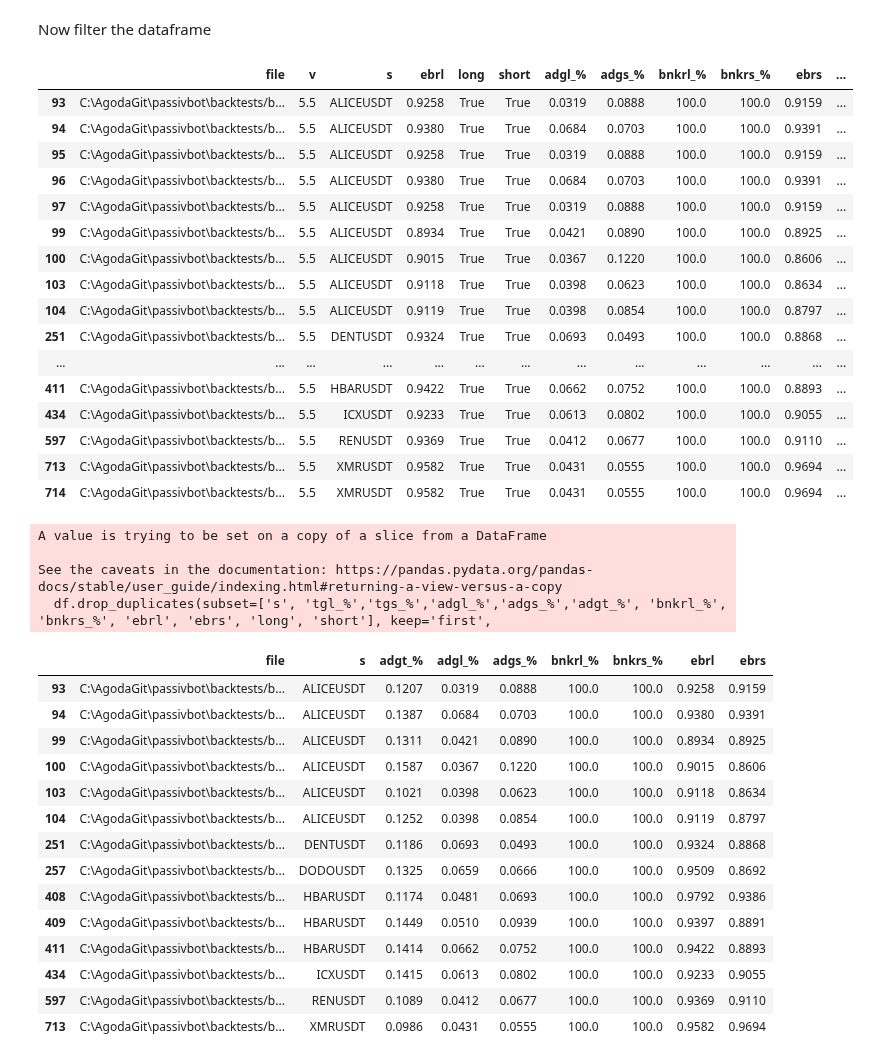
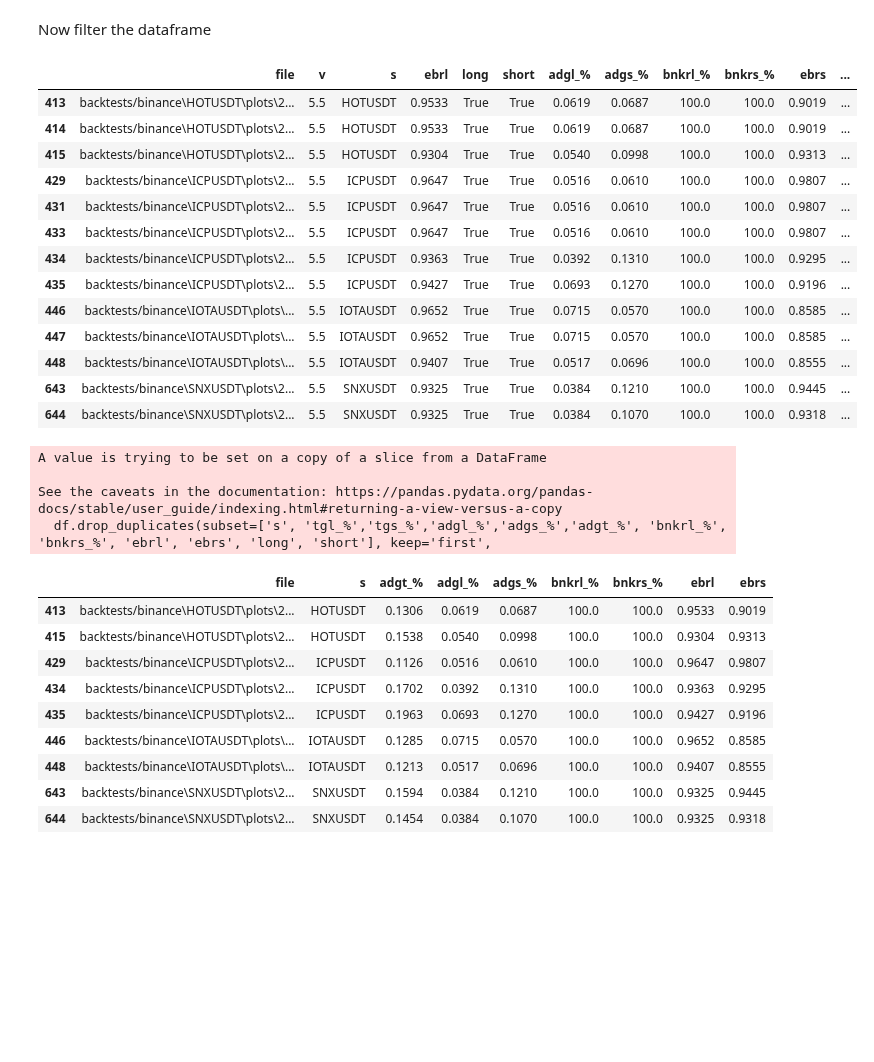
Before and after one commit to shroukkhan/passivbot, a Jupyter notebook: analyze_result.ipynb, the cells around one changed output. Saved outputs shown, nothing was run; the diff lists cells and outputs as text; code cells hidden in the pictures; blank space fills up the shorter version.

```diff
--- a/analyze_result.ipynb
+++ b/analyze_result.ipynb
@@ -16,7 +13,7 @@ for filename in files:
     #print(f'parsing : {filename}')
     with open(filename, 'r') as file:
         data = file.read().split('\n')
-        d = {'file': 'C:\\AgodaGit\\passivbot\\' + filename}
+        d = {'file': filename.replace('backtests/binance','')}
         current_state = 'long'
         for l in data:
             l = l.split('|')
@@ -87,50 +84,47 @@ allowed_symbols = ["ETHUSDT", "XRPUSDT", "1000SHIBUSDT", "DOGEUSDT", "ADAUSDT",
                    "STORJUSDT", "IOTAUSDT", "HOTUSDT", "NEOUSDT", "COMPUSDT",
                    "LINAUSDT", "KAVAUSDT", "BATUSDT", "WAVESUSDT", "IOSTUSDT",
                    "ALPHAUSDT", "RLCUSDT", "HBARUSDT", "DODOUSDT", "XMRUSDT",
                    "SNXUSDT", "ANKRUSDT", "DASHUSDT", "REEFUSDT", "ZENUSDT",
                    "CVCUSDT", "RENUSDT", "ICXUSDT", "RSRUSDT", "SKLUSDT",
                    "NKNUSDT", "BELUSDT", "ONTUSDT", "OGNUSDT", "BLZUSDT",
                    "MTLUSDT", "CTKUSDT", "RVNUSDT", "LITUSDT", "MKRUSDT",
                    "OCEANUSDT", "ZILUSDT", "UNFIUSDT", "BANDUSDT", "YFIIUSDT",
                    "TOMOUSDT", "TRBUSDT", "KNCUSDT", "STMXUSDT", "ZRXUSDT",
                    "SCUSDT", "AKROUSDT", "XEMUSDT", "FLMUSDT", "BALUSDT",
                    "BTSUSDT", "DGBUSDT", "DEFIUSDT"]
 
-allowed_symbols = ["XMRUSDT", "HBARUSDT", "DODOUSDT", "ICXUSDT", "RENUSDT", "CVCUSDT", "ALICEUSDT", "DENTUSDT"]
+allowed_symbols = ["IOTAUSDT", "HOTUSDT", "ICPUSDT","SNXUSDT"]
 big_data['adgt_%'] = big_data['adgl_%'] + big_data['adgs_%']
 df = big_data[(big_data.s.isin(allowed_symbols))
               & (big_data['long'] == True)
               & (big_data['short'] == True)
               & (big_data['adgt_%'] > 0.09)
               & (big_data['bnkrl_%'] > 95.0)
               & (big_data['bnkrs_%'] > 95.0)
               & (big_data['ebrs'] > .85)
               & (big_data['ebrl'] > .85)
               & (big_data['v'] == '5.5')
 
     # & (big_data['tg_%'] > 10)
     # & (big_data['ebr'] > .85)
               ]
 #df['total_adg'] = big_data['adgl_%'] + big_data['adgs_%']
 df
 # %% [output]
 |  | file | v | s | ebrl | long | short | adgl_% | adgs_% | bnkrl_% | bnkrs_% | ebrs | ... |
-| 93 | C:\AgodaGit\passivbot\backtests/b... | 5.5 | ALICEUSDT | 0.9258 | True | True | 0.0319 | 0.0888 | 100.0 | 100.0 | 0.9159 | ... |
-| 94 | C:\AgodaGit\passivbot\backtests/b... | 5.5 | ALICEUSDT | 0.9380 | True | True | 0.0684 | 0.0703 | 100.0 | 100.0 | 0.9391 | ... |
-| 95 | C:\AgodaGit\passivbot\backtests/b... | 5.5 | ALICEUSDT | 0.9258 | True | True | 0.0319 | 0.0888 | 100.0 | 100.0 | 0.9159 | ... |
-| 96 | C:\AgodaGit\passivbot\backtests/b... | 5.5 | ALICEUSDT | 0.9380 | True | True | 0.0684 | 0.0703 | 100.0 | 100.0 | 0.9391 | ... |
-| 97 | C:\AgodaGit\passivbot\backtests/b... | 5.5 | ALICEUSDT | 0.9258 | True | True | 0.0319 | 0.0888 | 100.0 | 100.0 | 0.9159 | ... |
-| 99 | C:\AgodaGit\passivbot\backtests/b... | 5.5 | ALICEUSDT | 0.8934 | True | True | 0.0421 | 0.0890 | 100.0 | 100.0 | 0.8925 | ... |
-| 100 | C:\AgodaGit\passivbot\backtests/b... | 5.5 | ALICEUSDT | 0.9015 | True | True | 0.0367 | 0.1220 | 100.0 | 100.0 | 0.8606 | ... |
-| 103 | C:\AgodaGit\passivbot\backtests/b... | 5.5 | ALICEUSDT | 0.9118 | True | True | 0.0398 | 0.0623 | 100.0 | 100.0 | 0.8634 | ... |
-| 104 | C:\AgodaGit\passivbot\backtests/b... | 5.5 | ALICEUSDT | 0.9119 | True | True | 0.0398 | 0.0854 | 100.0 | 100.0 | 0.8797 | ... |
-| 251 | C:\AgodaGit\passivbot\backtests/b... | 5.5 | DENTUSDT | 0.9324 | True | True | 0.0693 | 0.0493 | 100.0 | 100.0 | 0.8868 | ... |
-| ... | ... | ... | ... | ... | ... | ... | ... | ... | ... | ... | ... | ... |
-| 411 | C:\AgodaGit\passivbot\backtests/b... | 5.5 | HBARUSDT | 0.9422 | True | True | 0.0662 | 0.0752 | 100.0 | 100.0 | 0.8893 | ... |
-| 434 | C:\AgodaGit\passivbot\backtests/b... | 5.5 | ICXUSDT | 0.9233 | True | True | 0.0613 | 0.0802 | 100.0 | 100.0 | 0.9055 | ... |
-| 597 | C:\AgodaGit\passivbot\backtests/b... | 5.5 | RENUSDT | 0.9369 | True | True | 0.0412 | 0.0677 | 100.0 | 100.0 | 0.9110 | ... |
-| 713 | C:\AgodaGit\passivbot\backtests/b... | 5.5 | XMRUSDT | 0.9582 | True | True | 0.0431 | 0.0555 | 100.0 | 100.0 | 0.9694 | ... |
-| 714 | C:\AgodaGit\passivbot\backtests/b... | 5.5 | XMRUSDT | 0.9582 | True | True | 0.0431 | 0.0555 | 100.0 | 100.0 | 0.9694 | ... |
+| 413 | backtests/binance\HOTUSDT\plots\2... | 5.5 | HOTUSDT | 0.9533 | True | True | 0.0619 | 0.0687 | 100.0 | 100.0 | 0.9019 | ... |
+| 414 | backtests/binance\HOTUSDT\plots\2... | 5.5 | HOTUSDT | 0.9533 | True | True | 0.0619 | 0.0687 | 100.0 | 100.0 | 0.9019 | ... |
+| 415 | backtests/binance\HOTUSDT\plots\2... | 5.5 | HOTUSDT | 0.9304 | True | True | 0.0540 | 0.0998 | 100.0 | 100.0 | 0.9313 | ... |
+| 429 | backtests/binance\ICPUSDT\plots\2... | 5.5 | ICPUSDT | 0.9647 | True | True | 0.0516 | 0.0610 | 100.0 | 100.0 | 0.9807 | ... |
+| 431 | backtests/binance\ICPUSDT\plots\2... | 5.5 | ICPUSDT | 0.9647 | True | True | 0.0516 | 0.0610 | 100.0 | 100.0 | 0.9807 | ... |
+| 433 | backtests/binance\ICPUSDT\plots\2... | 5.5 | ICPUSDT | 0.9647 | True | True | 0.0516 | 0.0610 | 100.0 | 100.0 | 0.9807 | ... |
+| 434 | backtests/binance\ICPUSDT\plots\2... | 5.5 | ICPUSDT | 0.9363 | True | True | 0.0392 | 0.1310 | 100.0 | 100.0 | 0.9295 | ... |
+| 435 | backtests/binance\ICPUSDT\plots\2... | 5.5 | ICPUSDT | 0.9427 | True | True | 0.0693 | 0.1270 | 100.0 | 100.0 | 0.9196 | ... |
+| 446 | backtests/binance\IOTAUSDT\plots\... | 5.5 | IOTAUSDT | 0.9652 | True | True | 0.0715 | 0.0570 | 100.0 | 100.0 | 0.8585 | ... |
+| 447 | backtests/binance\IOTAUSDT\plots\... | 5.5 | IOTAUSDT | 0.9652 | True | True | 0.0715 | 0.0570 | 100.0 | 100.0 | 0.8585 | ... |
+| 448 | backtests/binance\IOTAUSDT\plots\... | 5.5 | IOTAUSDT | 0.9407 | True | True | 0.0517 | 0.0696 | 100.0 | 100.0 | 0.8555 | ... |
+| 643 | backtests/binance\SNXUSDT\plots\2... | 5.5 | SNXUSDT | 0.9325 | True | True | 0.0384 | 0.1210 | 100.0 | 100.0 | 0.9445 | ... |
+| 644 | backtests/binance\SNXUSDT\plots\2... | 5.5 | SNXUSDT | 0.9325 | True | True | 0.0384 | 0.1070 | 100.0 | 100.0 | 0.9318 | ... |
 # %%
 df.drop_duplicates(subset=['s', 'tgl_%','tgs_%','adgl_%','adgs_%','adgt_%', 'bnkrl_%', 'bnkrs_%', 'ebrl', 'ebrs', 'long', 'short'], keep='first',
                    inplace=True)
@@ -142,17 +136,12 @@ A value is trying to be set on a copy of a slice from a DataFrame
 See the caveats in the documentation: https://pandas.pydata.org/pandas-docs/stable/user_guide/indexing.html#returning-a-view-versus-a-copy
   df.drop_duplicates(subset=['s', 'tgl_%','tgs_%','adgl_%','adgs_%','adgt_%', 'bnkrl_%', 'bnkrs_%', 'ebrl', 'ebrs', 'long', 'short'], keep='first',
 |  | file | s | adgt_% | adgl_% | adgs_% | bnkrl_% | bnkrs_% | ebrl | ebrs |
-| 93 | C:\AgodaGit\passivbot\backtests/b... | ALICEUSDT | 0.1207 | 0.0319 | 0.0888 | 100.0 | 100.0 | 0.9258 | 0.9159 |
-| 94 | C:\AgodaGit\passivbot\backtests/b... | ALICEUSDT | 0.1387 | 0.0684 | 0.0703 | 100.0 | 100.0 | 0.9380 | 0.9391 |
-| 99 | C:\AgodaGit\passivbot\backtests/b... | ALICEUSDT | 0.1311 | 0.0421 | 0.0890 | 100.0 | 100.0 | 0.8934 | 0.8925 |
-| 100 | C:\AgodaGit\passivbot\backtests/b... | ALICEUSDT | 0.1587 | 0.0367 | 0.1220 | 100.0 | 100.0 | 0.9015 | 0.8606 |
-| 103 | C:\AgodaGit\passivbot\backtests/b... | ALICEUSDT | 0.1021 | 0.0398 | 0.0623 | 100.0 | 100.0 | 0.9118 | 0.8634 |
-| 104 | C:\AgodaGit\passivbot\backtests/b... | ALICEUSDT | 0.1252 | 0.0398 | 0.0854 | 100.0 | 100.0 | 0.9119 | 0.8797 |
-| 251 | C:\AgodaGit\passivbot\backtests/b... | DENTUSDT | 0.1186 | 0.0693 | 0.0493 | 100.0 | 100.0 | 0.9324 | 0.8868 |
-| 257 | C:\AgodaGit\passivbot\backtests/b... | DODOUSDT | 0.1325 | 0.0659 | 0.0666 | 100.0 | 100.0 | 0.9509 | 0.8692 |
-| 408 | C:\AgodaGit\passivbot\backtests/b... | HBARUSDT | 0.1174 | 0.0481 | 0.0693 | 100.0 | 100.0 | 0.9792 | 0.9386 |
-| 409 | C:\AgodaGit\passivbot\backtests/b... | HBARUSDT | 0.1449 | 0.0510 | 0.0939 | 100.0 | 100.0 | 0.9397 | 0.8891 |
-| 411 | C:\AgodaGit\passivbot\backtests/b... | HBARUSDT | 0.1414 | 0.0662 | 0.0752 | 100.0 | 100.0 | 0.9422 | 0.8893 |
-| 434 | C:\AgodaGit\passivbot\backtests/b... | ICXUSDT | 0.1415 | 0.0613 | 0.0802 | 100.0 | 100.0 | 0.9233 | 0.9055 |
-| 597 | C:\AgodaGit\passivbot\backtests/b... | RENUSDT | 0.1089 | 0.0412 | 0.0677 | 100.0 | 100.0 | 0.9369 | 0.9110 |
-| 713 | C:\AgodaGit\passivbot\backtests/b... | XMRUSDT | 0.0986 | 0.0431 | 0.0555 | 100.0 | 100.0 | 0.9582 | 0.9694 |
+| 413 | backtests/binance\HOTUSDT\plots\2... | HOTUSDT | 0.1306 | 0.0619 | 0.0687 | 100.0 | 100.0 | 0.9533 | 0.9019 |
+| 415 | backtests/binance\HOTUSDT\plots\2... | HOTUSDT | 0.1538 | 0.0540 | 0.0998 | 100.0 | 100.0 | 0.9304 | 0.9313 |
+| 429 | backtests/binance\ICPUSDT\plots\2... | ICPUSDT | 0.1126 | 0.0516 | 0.0610 | 100.0 | 100.0 | 0.9647 | 0.9807 |
+| 434 | backtests/binance\ICPUSDT\plots\2... | ICPUSDT | 0.1702 | 0.0392 | 0.1310 | 100.0 | 100.0 | 0.9363 | 0.9295 |
+| 435 | backtests/binance\ICPUSDT\plots\2... | ICPUSDT | 0.1963 | 0.0693 | 0.1270 | 100.0 | 100.0 | 0.9427 | 0.9196 |
+| 446 | backtests/binance\IOTAUSDT\plots\... | IOTAUSDT | 0.1285 | 0.0715 | 0.0570 | 100.0 | 100.0 | 0.9652 | 0.8585 |
+| 448 | backtests/binance\IOTAUSDT\plots\... | IOTAUSDT | 0.1213 | 0.0517 | 0.0696 | 100.0 | 100.0 | 0.9407 | 0.8555 |
+| 643 | backtests/binance\SNXUSDT\plots\2... | SNXUSDT | 0.1594 | 0.0384 | 0.1210 | 100.0 | 100.0 | 0.9325 | 0.9445 |
+| 644 | backtests/binance\SNXUSDT\plots\2... | SNXUSDT | 0.1454 | 0.0384 | 0.1070 | 100.0 | 100.0 | 0.9325 | 0.9318 |
```
Also changed, not shown: parts of 2 cells of this notebook, 7 other files.
